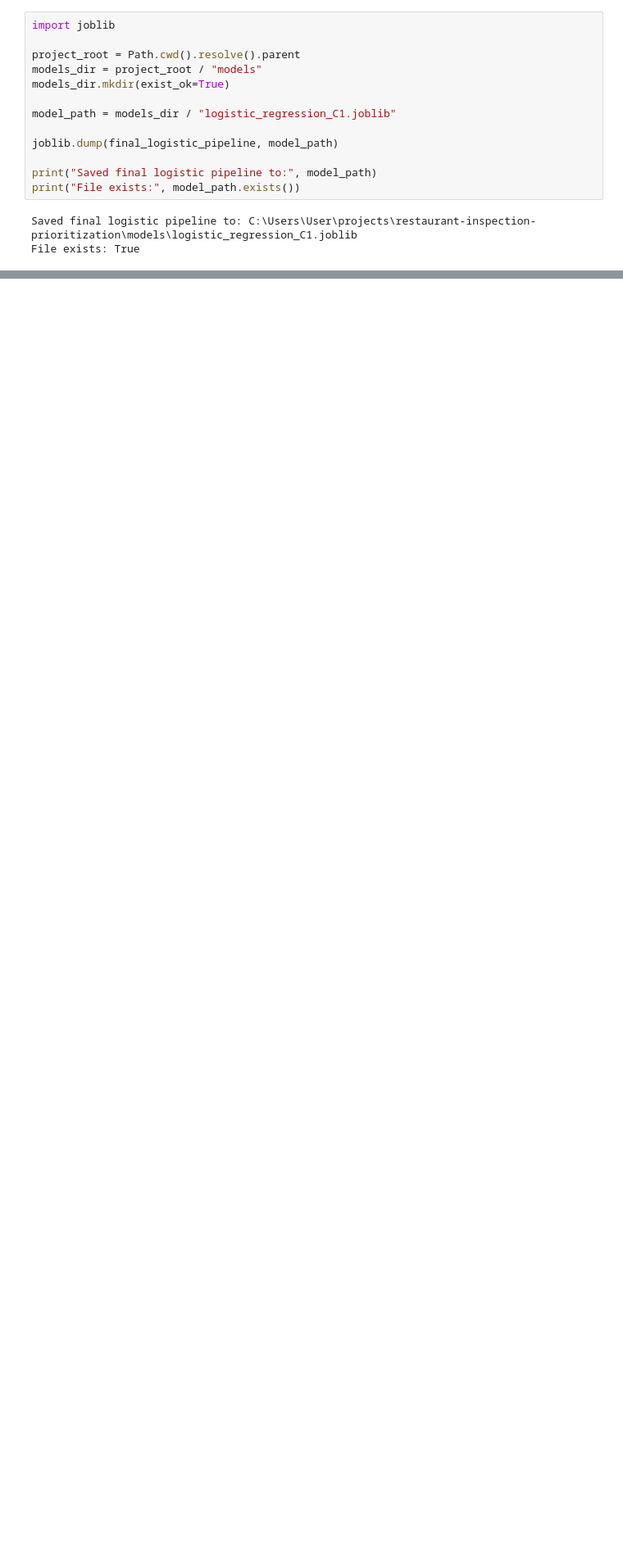
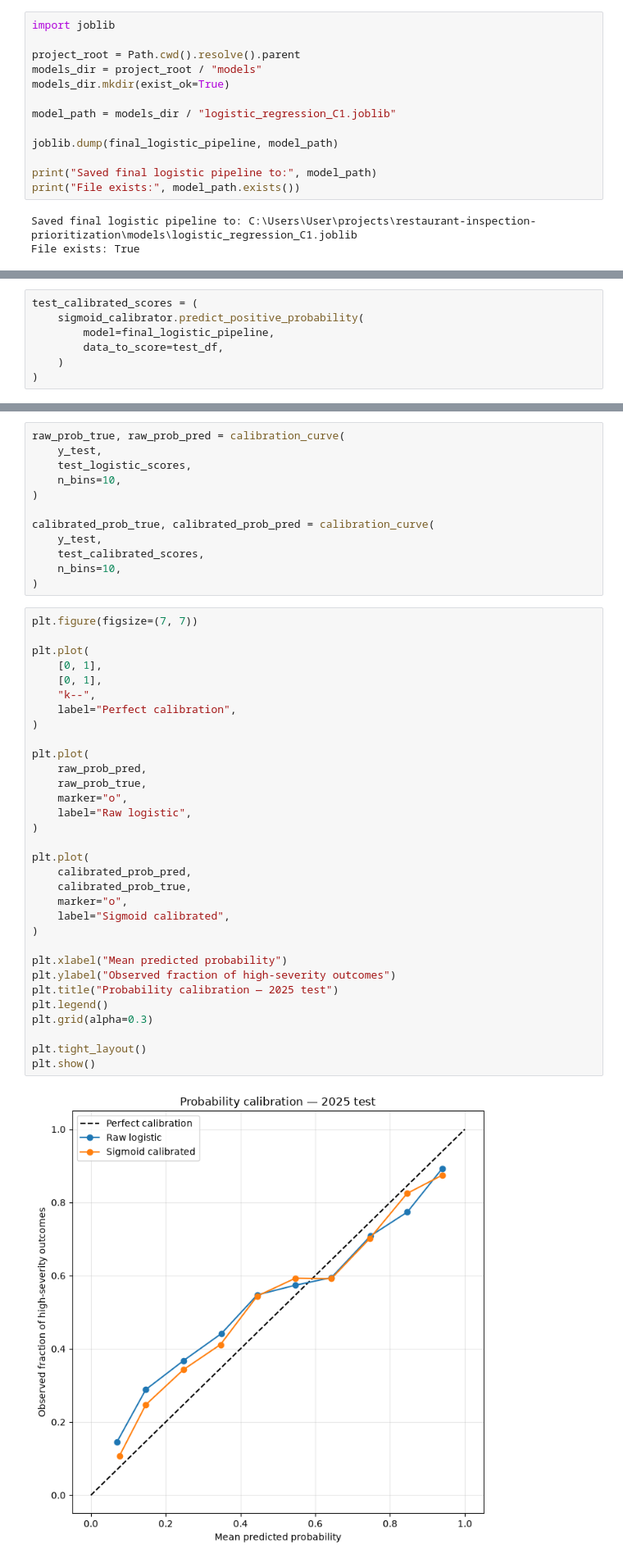
Before and after one commit to souro26/restaurant-inspection-prioritization, a Jupyter notebook: notebooks/03_logistic_regression_validation.ipynb, the cells around one changed output, grey strips where cells are left out. Shown at 82% size. Saved outputs shown, nothing was run; the diff lists cells and outputs as text; blank space fills up the shorter version.

```diff
--- a/notebooks/03_logistic_regression_validation.ipynb
+++ b/notebooks/03_logistic_regression_validation.ipynb
@@ -957,0 +979,7 @@ File exists: True
+# %%
+test_calibrated_scores = (
+    sigmoid_calibrator.predict_positive_probability(
+        model=final_logistic_pipeline,
+        data_to_score=test_df,
+    )
+)
@@ -957,0 +1047,46 @@ File exists: True
+# %%
+raw_prob_true, raw_prob_pred = calibration_curve(
+    y_test,
+    test_logistic_scores,
+    n_bins=10,
+)
+
+calibrated_prob_true, calibrated_prob_pred = calibration_curve(
+    y_test,
+    test_calibrated_scores,
+    n_bins=10,
+)
+# %%
+plt.figure(figsize=(7, 7))
+
+plt.plot(
+    [0, 1],
+    [0, 1],
+    "k--",
+    label="Perfect calibration",
+)
+
+plt.plot(
+    raw_prob_pred,
+    raw_prob_true,
+    marker="o",
+    label="Raw logistic",
+)
+
+plt.plot(
+    calibrated_prob_pred,
+    calibrated_prob_true,
+    marker="o",
+    label="Sigmoid calibrated",
+)
+
+plt.xlabel("Mean predicted probability")
+plt.ylabel("Observed fraction of high-severity outcomes")
+plt.title("Probability calibration — 2025 test")
+plt.legend()
+plt.grid(alpha=0.3)
+
+plt.tight_layout()
+plt.show()
+# %% [output]
+[figure, added]
```
Also changed, not shown: parts of 6 cells of this notebook, 8 other files.
